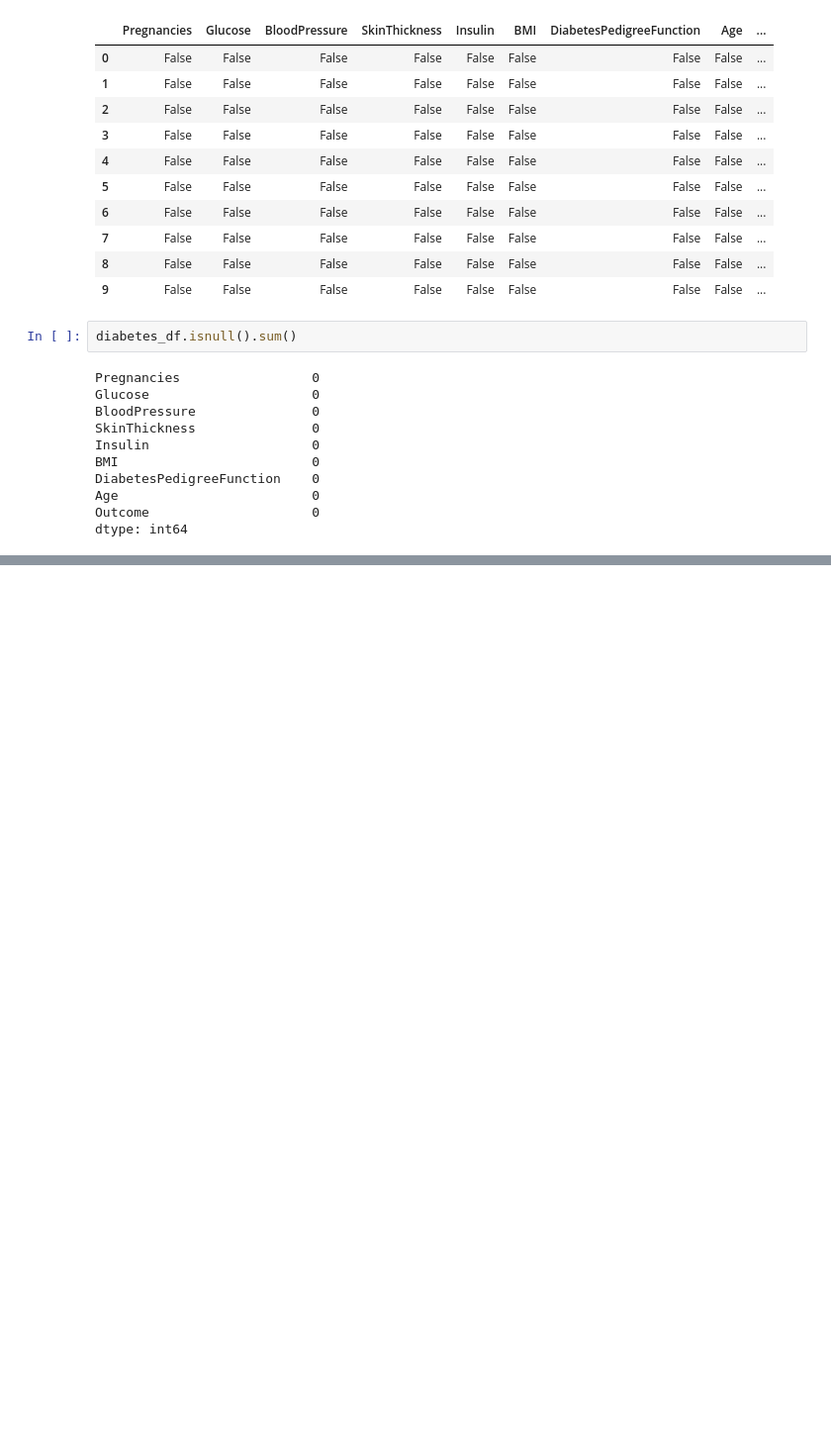
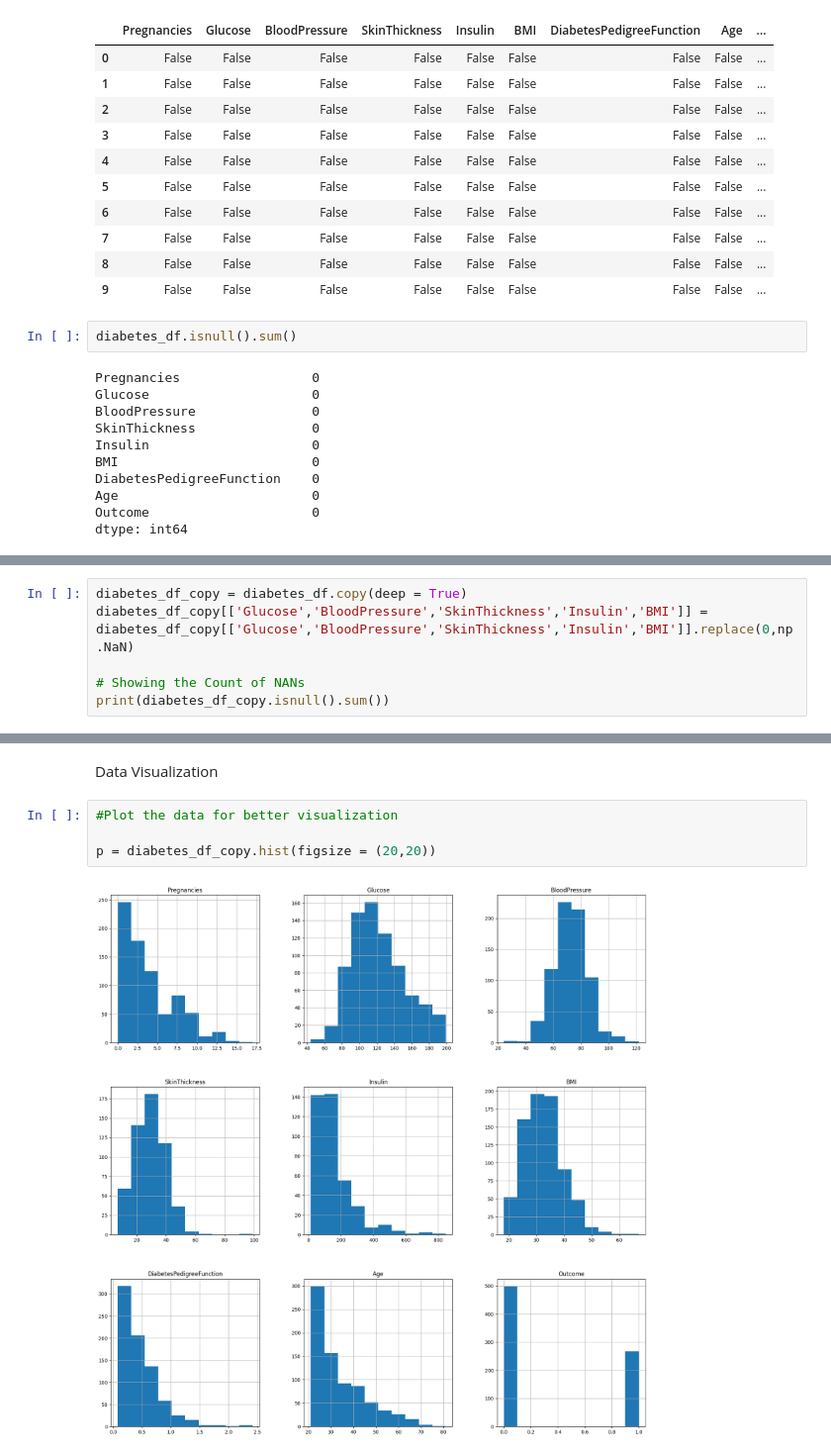
Before and after one commit to KengoKato02/Synopsis_Diabetes_Prediction_Model, a Jupyter notebook: src/main.ipynb, the cells around one changed output, grey strips where cells are left out. Shown: that part at 99% size. Drawn from its saved outputs; the diff is of its cells as text; blank space fills up the shorter version.

Commit message:
data viz

```diff
--- a/src/main.ipynb
+++ b/src/main.ipynb
@@ -84,0 +87,6 @@ dtype: int64
+# %%
+diabetes_df_copy = diabetes_df.copy(deep = True)
+diabetes_df_copy[['Glucose','BloodPressure','SkinThickness','Insulin','BMI']] = diabetes_df_copy[['Glucose','BloodPressure','SkinThickness','Insulin','BMI']].replace(0,np.NaN)
+
+# Showing the Count of NANs
+print(diabetes_df_copy.isnull().sum())
@@ -84,0 +104,8 @@ dtype: int64
+# %% [markdown]
+Data Visualization
+# %%
+#Plot the data for better visualization
+
+p = diabetes_df_copy.hist(figsize = (20,20))
+# %% [output]
+[figure, added]
```
Also changed, not shown: parts of 2 cells of this notebook.
